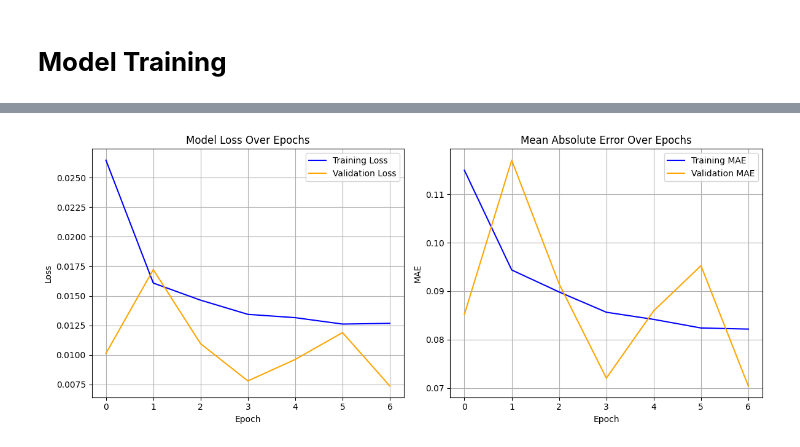
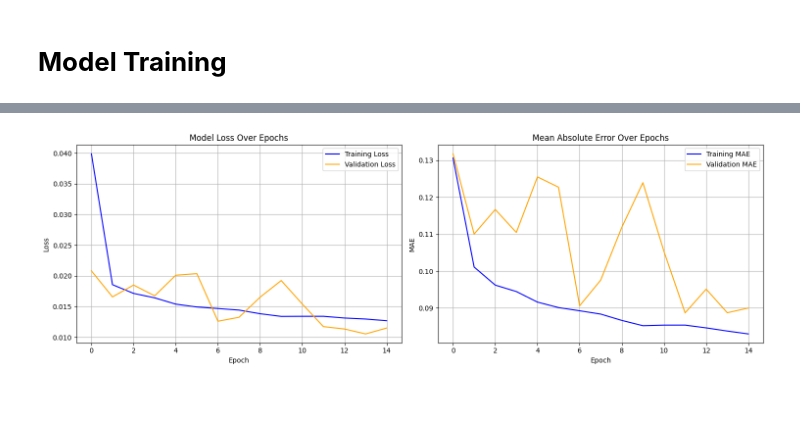
Before and after one commit to ColeJMitchell/machine-learning-stock-prediction, a Jupyter notebook: stock_predictor.ipynb, the cells around one changed output, grey strips where cells are left out. Cells and saved outputs as stored; diff of their text form; code cells hidden in the pictures; blank space fills up the shorter version.

```diff
--- a/stock_predictor.ipynb
+++ b/stock_predictor.ipynb
@@ -33,7 +33,7 @@ Num GPUs Available:  0
 # %%
 # API call to download Apple stock data
 ticker = "AAPL"
-df = yf.download(ticker, start="2023-01-01", end="2024-01-01")
+df = yf.download(ticker, start='2020-01-01', end='2025-01-01')
 print(df.head())
 print("---------------------------------------------------------------------")
 
@@ -138,13 +138,15 @@ for ticker in unique_tickers:
 # First normalize the data then append it to a numpy array
 scaler = MinMaxScaler(feature_range=(0, 1))
 normalized_data = []
+original_data = []
 for entry in total_data:
   entry = entry[~np.isnan(entry)]
   if entry.size == 0:
         continue
-  # Min max scalar expects a 2d array
+  # Min max scalar expects a 2D array
   reshaped_entry = entry.reshape(-1, 1)
   temp = scaler.fit_transform(reshaped_entry)
+  original_data.append(scaler.inverse_transform(temp).squeeze())
   normalized_data.append(temp.squeeze())
 
 normalized_data = np.array(normalized_data, dtype=object)
@@ -277,10 +279,10 @@ model.compile(
 # **Model Training**
 # %%
 # Train the model and plot its accuracy
-history = model.fit(X_train, y_train, batch_size=32, epochs=7, validation_data=(X_val, y_val))
+history = model.fit(X_train, y_train, batch_size=32, epochs=15, validation_data=(X_val, y_val))
 
 # Display two subplots, the loss and mean absolute error
-fig, axs = plt.subplots(1, 2, figsize=(12, 5))
+fig, axs = plt.subplots(1, 2, figsize=(15, 5))
 axs[0].plot(history.history['loss'], label='Training Loss', color='blue')
 axs[0].plot(history.history['val_loss'], label='Validation Loss', color='orange')
 axs[0].set_title('Model Loss Over Epochs')
@@ -315 +320 @@ Epoch 7/7
-[figure, old version]
+[figure, new version]
```
Also changed, not shown: parts of 7 cells of this notebook.
